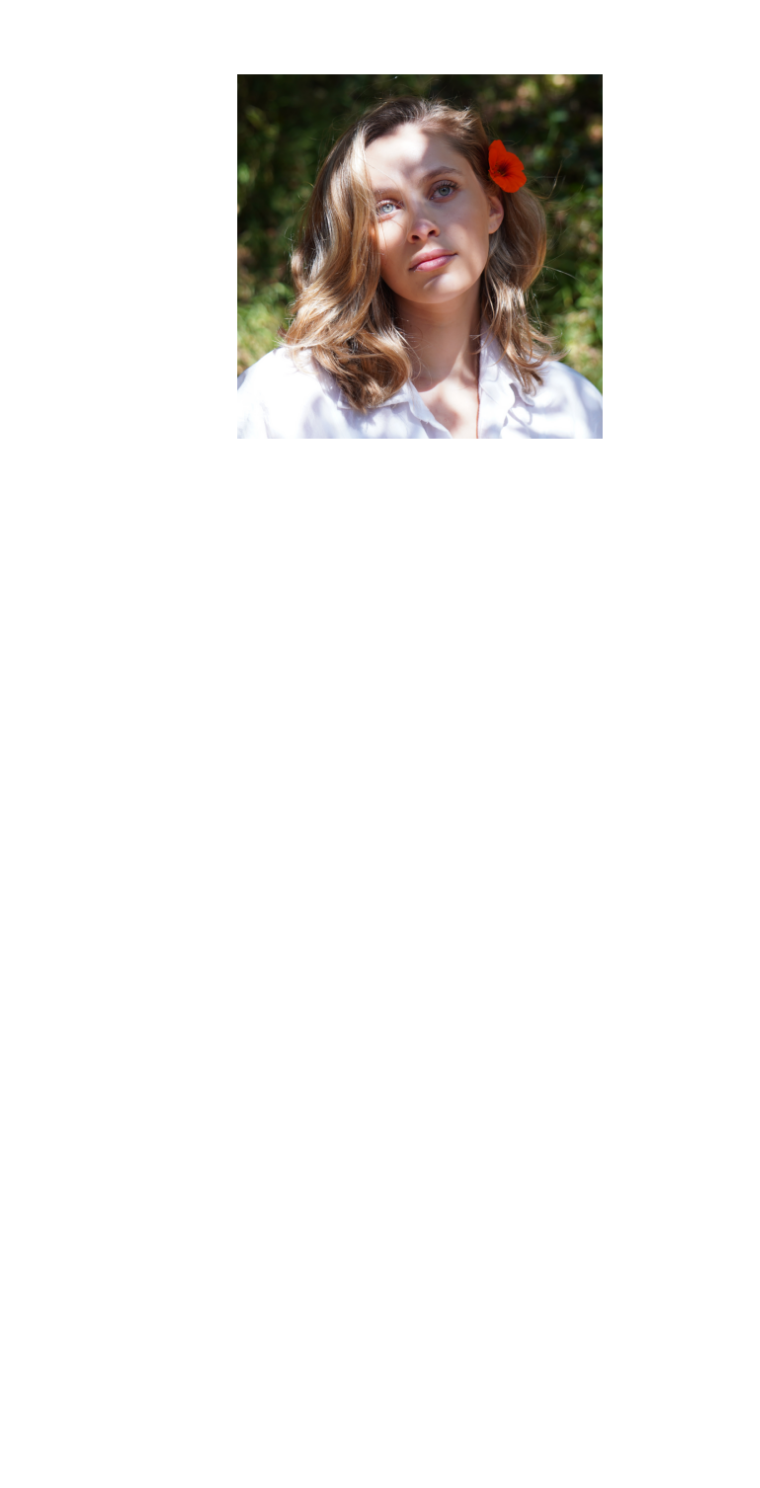
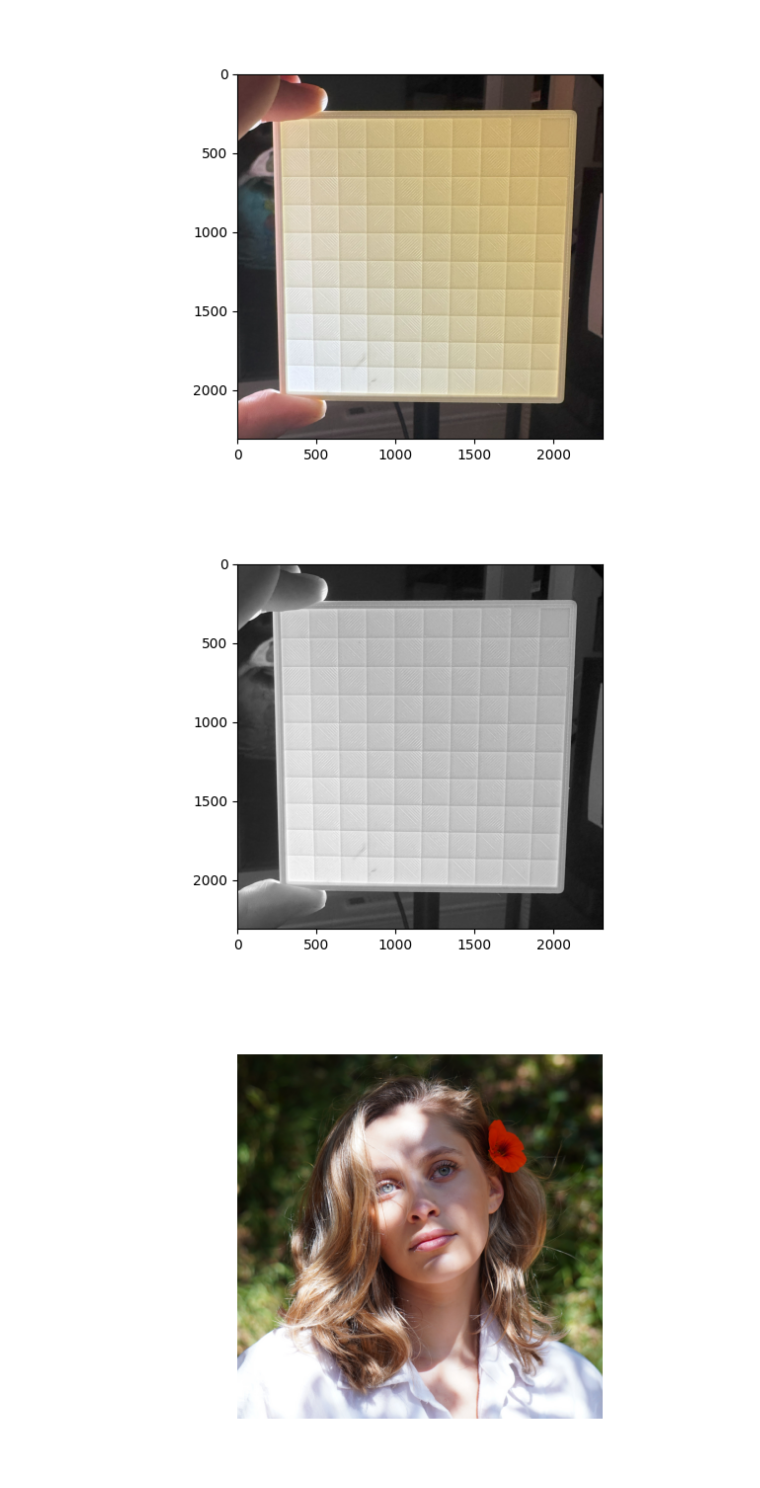
Before and after one commit to edgrant3/im2stl, a Jupyter notebook: rgb23D.ipynb, the cells around one changed output. Saved outputs shown, nothing was run; the diff lists cells and outputs as text; code cells hidden in the pictures; blank space fills up the shorter version.

Commit message:
Begin adding test_grid piece to get LUT to better map image brightness to material thickness

```diff
--- a/rgb23D.ipynb
+++ b/rgb23D.ipynb
@@ -16,11 +16,87 @@ min_thickness = layer_height * 2
 max_thickness = layer_height * 18
 # %%
 FIGURES = []
-def show_img(img, fig_name=None, cmap=None):
+def show_img(img, fig_name=None, cmap=None, bgr=False):
     FIGURES.append(plt.figure(fig_name))
-    plt.axis('off')
+
+    img = cv2.cvtColor(img, cv2.COLOR_BGR2RGB) if bgr else img
+
+    # plt.axis('off')
     plt.imshow(img, cmap=cmap)
     plt.show()
+# %%
+# TEST GRID
+test_grid_path = r"assets\test_grid.jpg"
+test_grid_path = test_grid_path.replace("\\\\", os.sep)
+
+test_grid_img = cv2.imread(test_grid_path)
+test_grid_img_gray = cv2.cvtColor(test_grid_img, cv2.COLOR_BGR2GRAY)
+
+show_img(test_grid_img, bgr=True)
+show_img(test_grid_img_gray, bgr=True)
+
+test_grid_px_idxs = np.zeros((10,10,4), dtype=np.uint16)
+
+# [Top Left X, Top Left Y, Bottom Right X, Bottom Right Y]
+
+# Row 0
+test_grid_px_idxs[0,0,:] = [ 286,  313,  425,  446]
+test_grid_px_idxs[0,1,:] = [ 480,  313,  613,  446]
+test_grid_px_idxs[0,2,:] = [ 658,  308,  791,  451]
+test_grid_px_idxs[0,3,:] = [ 831,  303,  975,  451]
+test_grid_px_idxs[0,4,:] = [1019,  303, 1153,  441]
+test_grid_px_idxs[0,5,:] = [1197,  308, 1331,  437]
+test_grid_px_idxs[0,6,:] = [1380,  298, 1524,  441]
+test_grid_px_idxs[0,7,:] = [1569,  298, 1702,  441]
+test_grid_px_idxs[0,8,:] = [1747,  298, 1890,  437]
+test_grid_px_idxs[0,9,:] = [1940,  303, 2074,  441]
+# Row 1
+test_grid_px_idxs[1,0,:] = [ 291,  491,  430,  630]
+test_grid_px_idxs[1,1,:] = [ 480,  496,  618,  630]
+test_grid_px_idxs[1,2,:] = [ 653,  486,  786,  620]
+test_grid_px_idxs[1,3,:] = [ 836,  491,  975,  635]
+test_grid_px_idxs[1,4,:] = [1014,  486, 1153,  635]
+test_grid_px_idxs[1,5,:] = [1192,  481, 1336,  625]
+test_grid_px_idxs[1,6,:] = [1376,  491, 1519,  625]
+test_grid_px_idxs[1,7,:] = [1559,  486, 1702,  625]
+test_grid_px_idxs[1,8,:] = [1742,  486, 1885,  630]
+test_grid_px_idxs[1,9,:] = [1925,  481, 2079,  625]
+# Row 2
+test_grid_px_idxs[2,0,:] = [ 296,  674,  445,  803]
+test_grid_px_idxs[2,1,:] = [ 480,  669,  623,  803]
+test_grid_px_idxs[2,2,:] = [ 658,  669,  791,  808]
+test_grid_px_idxs[2,3,:] = [ 836,  669,  975,  813]
+test_grid_px_idxs[2,4,:] = [1009,  669, 1153,  813]
+test_grid_px_idxs[2,5,:] = [1192,  669, 1331,  808]
+test_grid_px_idxs[2,6,:] = [1376,  674, 1514,  808]
+test_grid_px_idxs[2,7,:] = [1559,  669, 1692,  813]
+test_grid_px_idxs[2,8,:] = [1742,  674, 1880,  813]
+test_grid_px_idxs[2,9,:] = [1920,  669, 2069,  813]
+# Row 3
+test_grid_px_idxs[3,0,:] = [ 301,  842,  445,  981]
+test_grid_px_idxs[3,1,:] = [ 489,  847,  623,  986]
+test_grid_px_idxs[3,2,:] = [ 663,  852,  796,  986]
+test_grid_px_idxs[3,3,:] = [ 836,  852,  975,  991]
+test_grid_px_idxs[3,4,:] = [1004,  847, 1148,  986]
+test_grid_px_idxs[3,5,:] = [1187,  852, 1331,  991]
+test_grid_px_idxs[3,6,:] = [1371,  852, 1509,  991]
+test_grid_px_idxs[3,7,:] = [1544,  852, 1687,  991]
+test_grid_px_idxs[3,8,:] = [1732,  857, 1871,  995]
+test_grid_px_idxs[3,9,:] = [1915,  857, 2049,  996]
+# Row 4
+test_grid_px_idxs[4,0,:] = []
+test_grid_px_idxs[4,1,:] = []
+test_grid_px_idxs[4,2,:] = []
+test_grid_px_idxs[4,3,:] = []
+test_grid_px_idxs[4,4,:] = []
+test_grid_px_idxs[4,5,:] = []
+test_grid_px_idxs[4,6,:] = []
+test_grid_px_idxs[4,7,:] = []
+test_grid_px_idxs[4,8,:] = []
+test_grid_px_idxs[4,9,:] = []
+# %% [output]
+[figure, added]
+[figure, added]
 # %%
 image_path = r"assets\DSC02666_square.JPG"
 image_path = image_path.replace("\\\\", os.sep)
```
Also changed, not shown: 1 other file.
